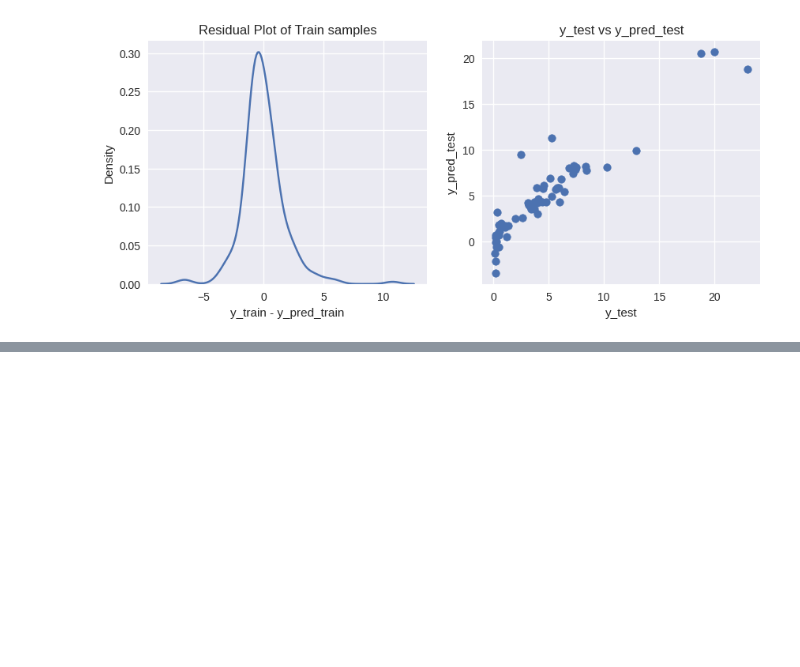
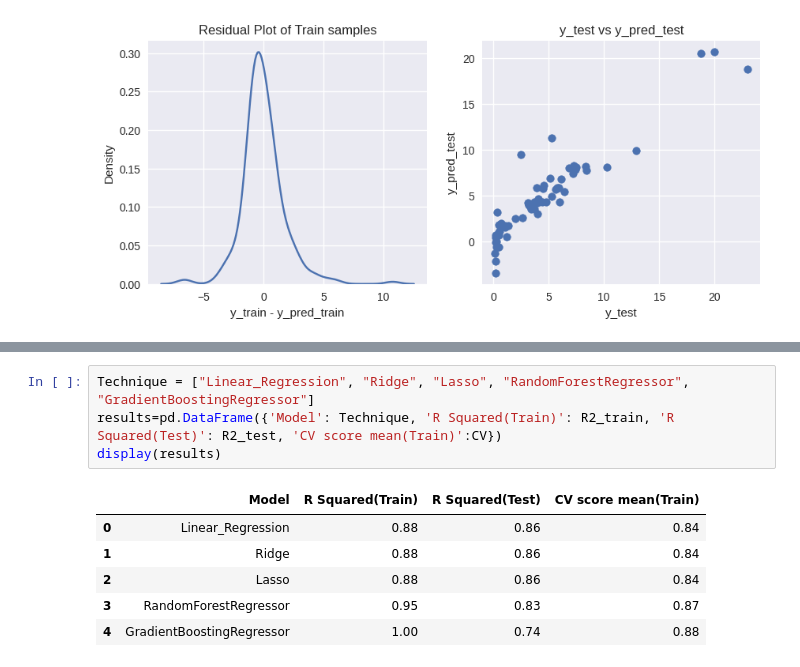
Before and after one commit to raakanaka/Learn-Machine-Learning, a Jupyter notebook: Car_Prediction_Kaggel.ipynb, the cells around one changed output, grey strips where cells are left out. Drawn from its saved outputs; the diff is of its cells as text; blank space fills up the shorter version.

```diff
--- a/Car_Prediction_Kaggel.ipynb
+++ b/Car_Prediction_Kaggel.ipynb
@@ -324,0 +396,11 @@ Train CV mean : 0.84
+# %%
+Technique = ["Linear_Regression", "Ridge", "Lasso", "RandomForestRegressor", "GradientBoostingRegressor"]
+results=pd.DataFrame({'Model': Technique, 'R Squared(Train)': R2_train, 'R Squared(Test)': R2_test, 'CV score mean(Train)':CV})
+display(results)
+# %% [output]
+|  | Model | R Squared(Train) | R Squared(Test) | CV score mean(Train) |
+| 0 | Linear_Regression | 0.88 | 0.86 | 0.84 |
+| 1 | Ridge | 0.88 | 0.86 | 0.84 |
+| 2 | Lasso | 0.88 | 0.86 | 0.84 |
+| 3 | RandomForestRegressor | 0.95 | 0.83 | 0.87 |
+| 4 | GradientBoostingRegressor | 1.00 | 0.74 | 0.88 |
```
Also changed, not shown: parts of 6 cells of this notebook.
